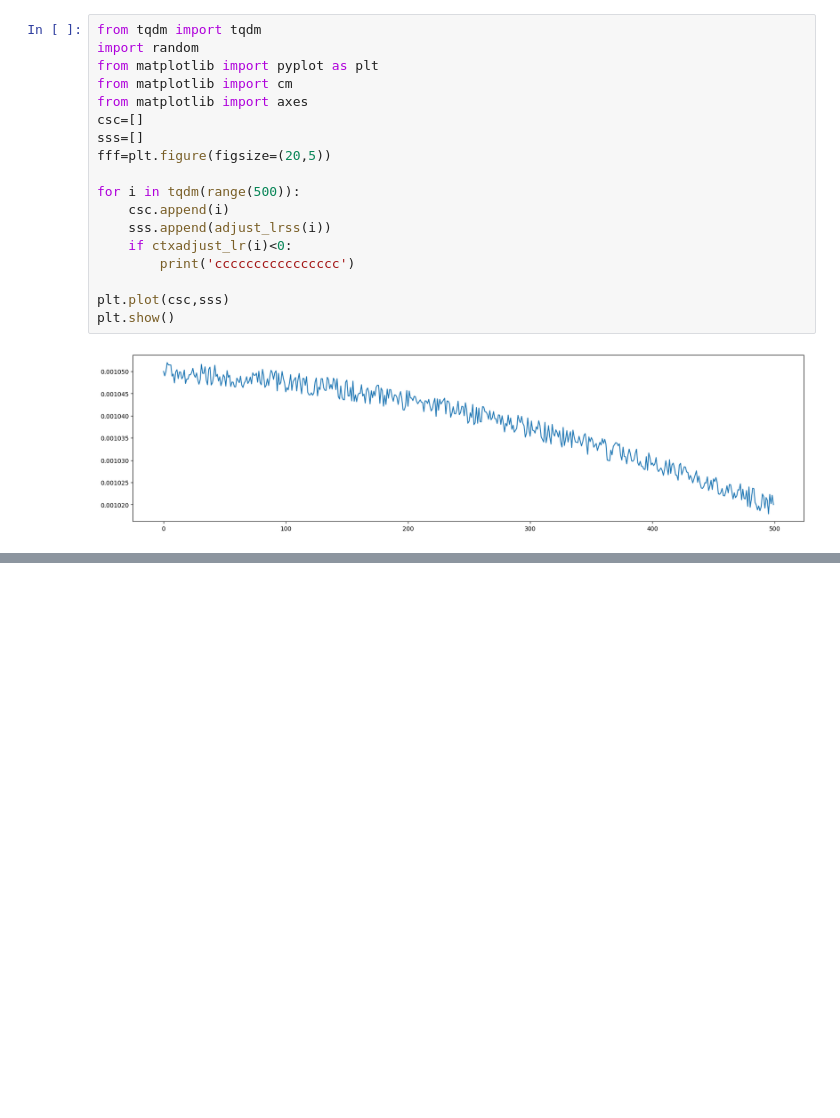
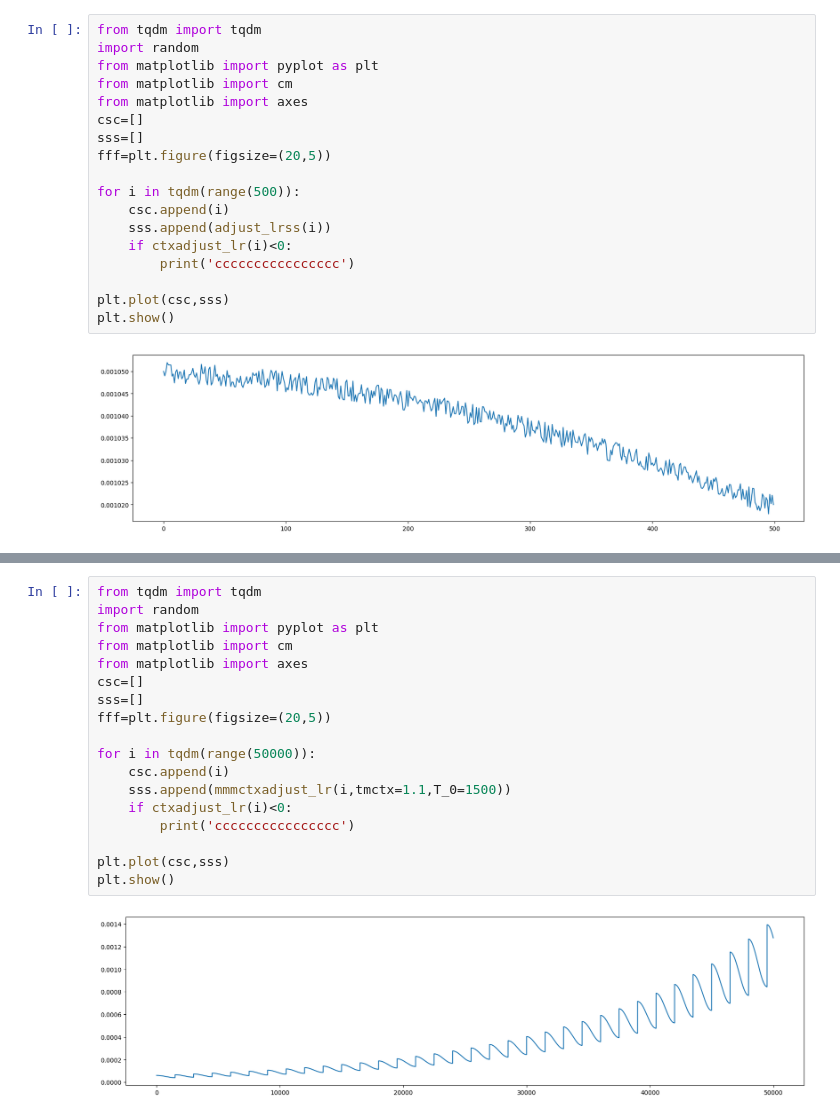
Before and after one commit to autumn-2-net/FORT_transform_V2, a Jupyter notebook: mbt.ipynb, the cells around one changed output, grey strips where cells are left out. Drawn from its saved outputs; the diff is of its cells as text; blank space fills up the shorter version.

```diff
--- a/mbt.ipynb
+++ b/mbt.ipynb
@@ -79,0 +158,20 @@ plt.show()
+# %%
+from tqdm import tqdm
+import random
+from matplotlib import pyplot as plt
+from matplotlib import cm
+from matplotlib import axes
+csc=[]
+sss=[]
+fff=plt.figure(figsize=(20,5))
+
+for i in tqdm(range(50000)):
+    csc.append(i)
+    sss.append(mmmctxadjust_lr(i,tmctx=1.1,T_0=1500))
+    if ctxadjust_lr(i)<0:
+        print('cccccccccccccccc')
+
+plt.plot(csc,sss)
+plt.show()
+# %% [output]
+[figure, added]
```
Also changed, not shown: parts of 5 cells of this notebook, 5 other files.
